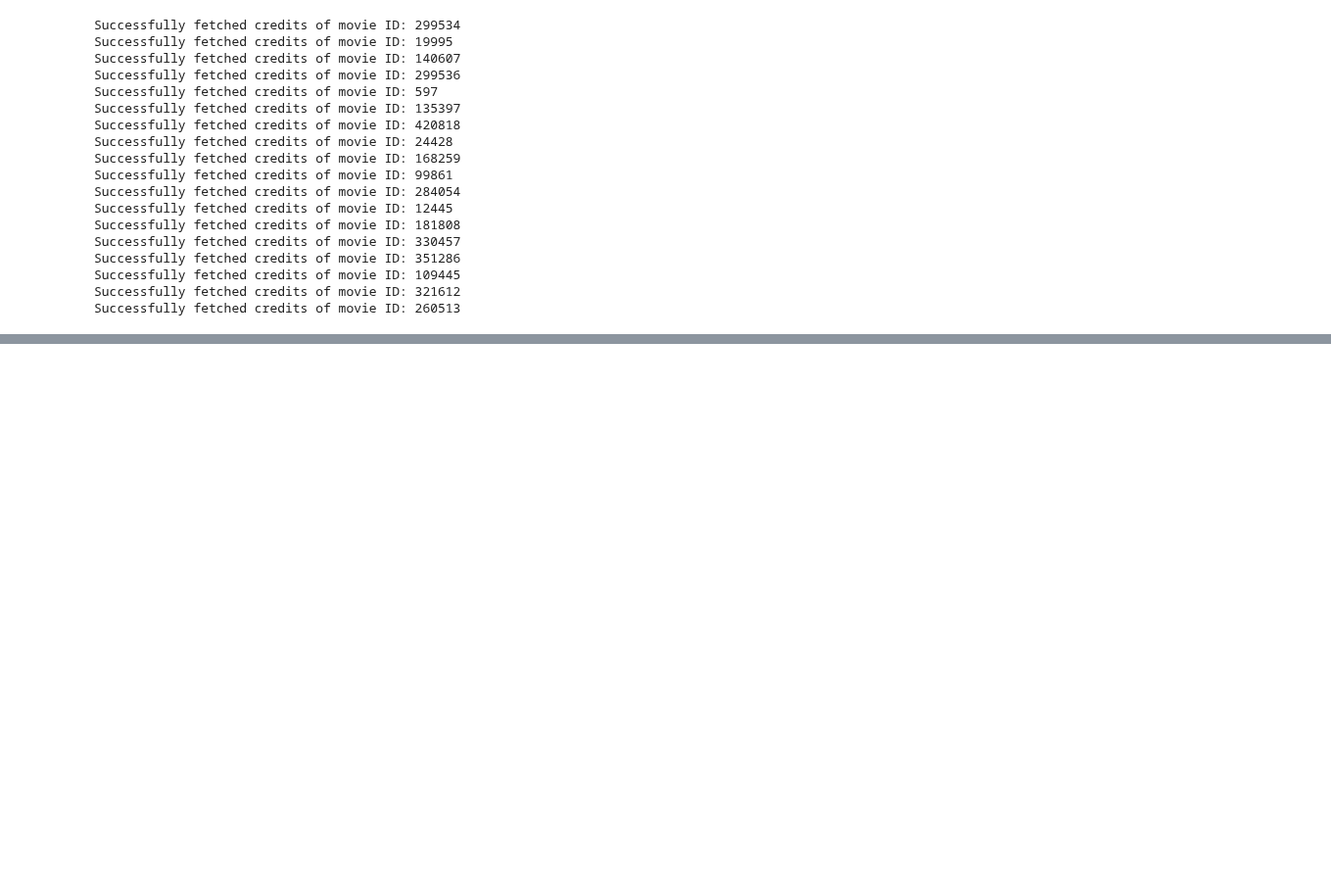
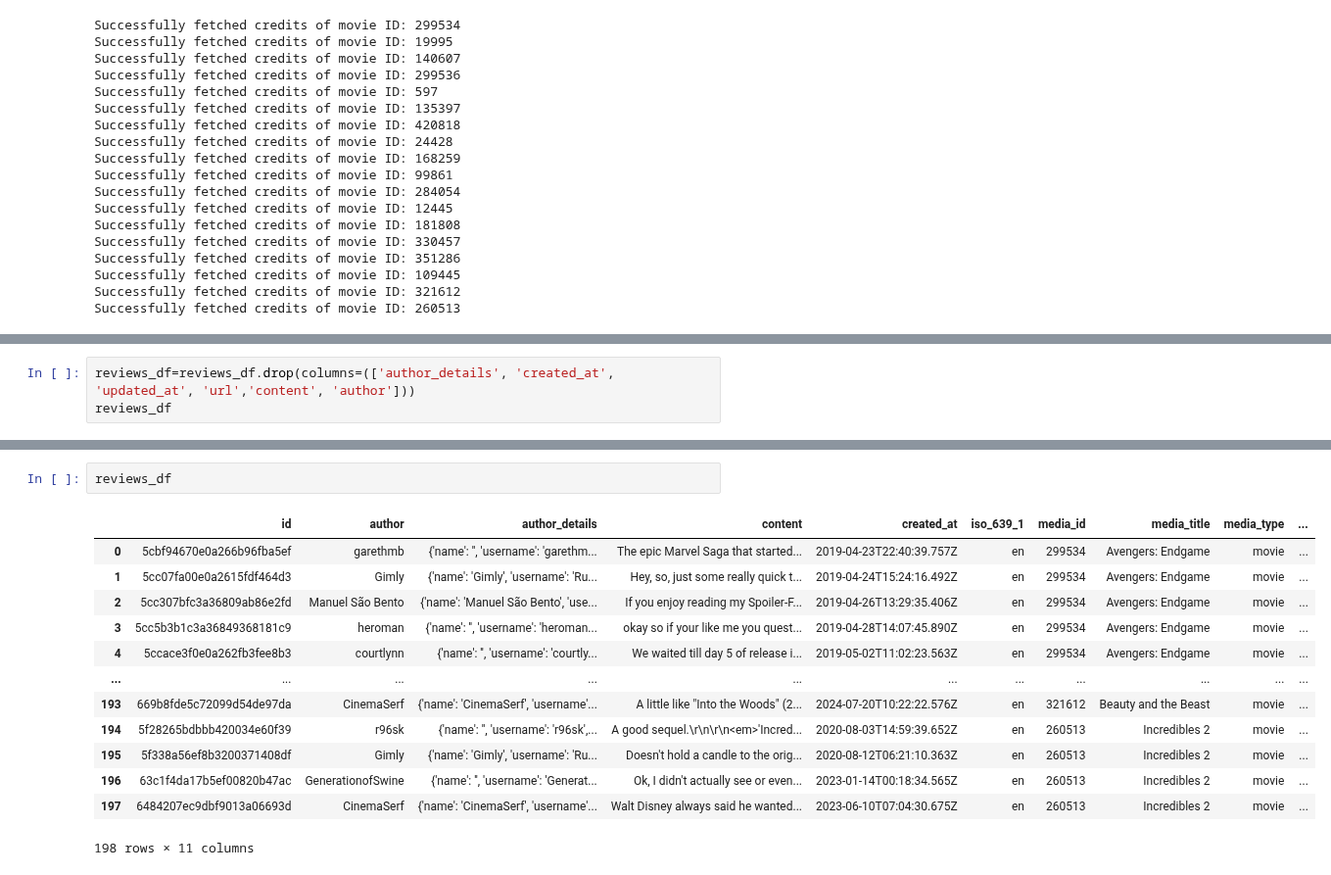
Before and after one commit to jefferyjapheth/data_engineering_project, a Jupyter notebook: src/data_ingestion.ipynb, the cells around one changed output, grey strips where cells are left out. Shown at 98% size. Drawn from its saved outputs; the diff is of its cells as text; blank space fills up the shorter version.

Commit message:
full workflow - yet to review

```diff
--- a/src/data_ingestion.ipynb
+++ b/src/data_ingestion.ipynb
@@ -130,0 +204,3 @@ print(response.text)
+# %%
+reviews_df=reviews_df.drop(columns=(['author_details', 'created_at', 'updated_at', 'url','content', 'author']))
+reviews_df
@@ -130,0 +407,16 @@ print(response.text)
+# %%
+reviews_df
+# %% [output]
+|  | id | author | author_details | content | created_at | iso_639_1 | media_id | media_title | media_type | ... |
+| 0 | 5cbf94670e0a266b96fba5ef | garethmb | {'name': '', 'username': 'garethm... | The epic Marvel Saga that started... | 2019-04-23T22:40:39.757Z | en | 299534 | Avengers: Endgame | movie | ... |
+| 1 | 5cc07fa00e0a2615fdf464d3 | Gimly | {'name': 'Gimly', 'username': 'Ru... | Hey, so, just some really quick t... | 2019-04-24T15:24:16.492Z | en | 299534 | Avengers: Endgame | movie | ... |
+| 2 | 5cc307bfc3a36809ab86e2fd | Manuel São Bento | {'name': 'Manuel São Bento', 'use... | If you enjoy reading my Spoiler-F... | 2019-04-26T13:29:35.406Z | en | 299534 | Avengers: Endgame | movie | ... |
+| 3 | 5cc5b3b1c3a36849368181c9 | heroman | {'name': '', 'username': 'heroman... | okay so if your like me you quest... | 2019-04-28T14:07:45.890Z | en | 299534 | Avengers: Endgame | movie | ... |
+| 4 | 5ccace3f0e0a262fb3fee8b3 | courtlynn | {'name': '', 'username': 'courtly... | We waited till day 5 of release i... | 2019-05-02T11:02:23.563Z | en | 299534 | Avengers: Endgame | movie | ... |
+| ... | ... | ... | ... | ... | ... | ... | ... | ... | ... | ... |
+| 193 | 669b8fde5c72099d54de97da | CinemaSerf | {'name': 'CinemaSerf', 'username'... | A little like "Into the Woods" (2... | 2024-07-20T10:22:22.576Z | en | 321612 | Beauty and the Beast | movie | ... |
+| 194 | 5f28265bdbbb420034e60f39 | r96sk | {'name': '', 'username': 'r96sk',... | A good sequel.\r\n\r\n<em>'Incred... | 2020-08-03T14:59:39.652Z | en | 260513 | Incredibles 2 | movie | ... |
+| 195 | 5f338a56ef8b3200371408df | Gimly | {'name': 'Gimly', 'username': 'Ru... | Doesn't hold a candle to the orig... | 2020-08-12T06:21:10.363Z | en | 260513 | Incredibles 2 | movie | ... |
+| 196 | 63c1f4da17b5ef00820b47ac | GenerationofSwine | {'name': '', 'username': 'Generat... | Ok, I didn't actually see or even... | 2023-01-14T00:18:34.565Z | en | 260513 | Incredibles 2 | movie | ... |
+| 197 | 6484207ec9dbf9013a06693d | CinemaSerf | {'name': 'CinemaSerf', 'username'... | Walt Disney always said he wanted... | 2023-06-10T07:04:30.675Z | en | 260513 | Incredibles 2 | movie | ... |
+198 rows × 11 columns
```
Also changed, not shown: parts of 17 cells of this notebook, 9 other files.
